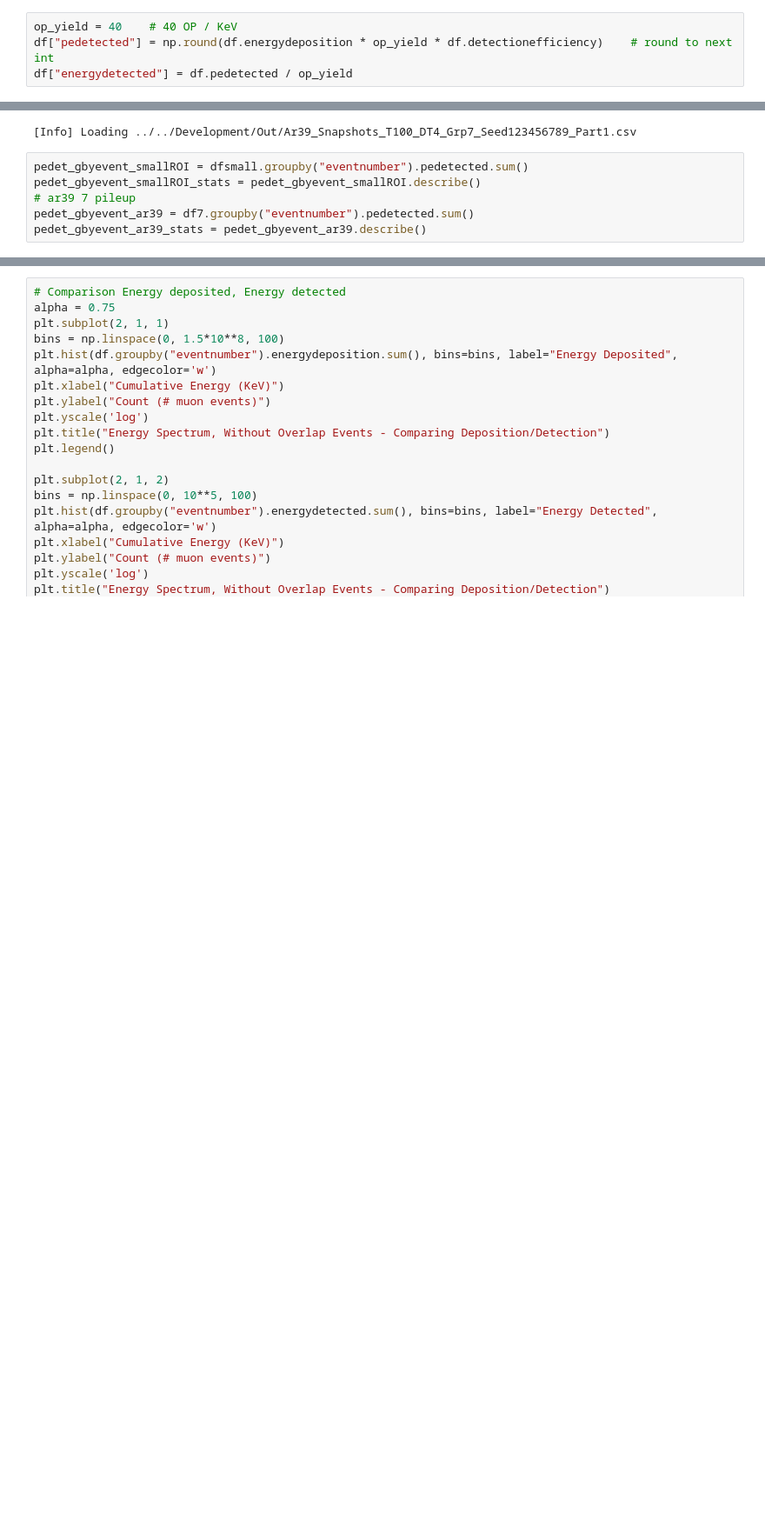
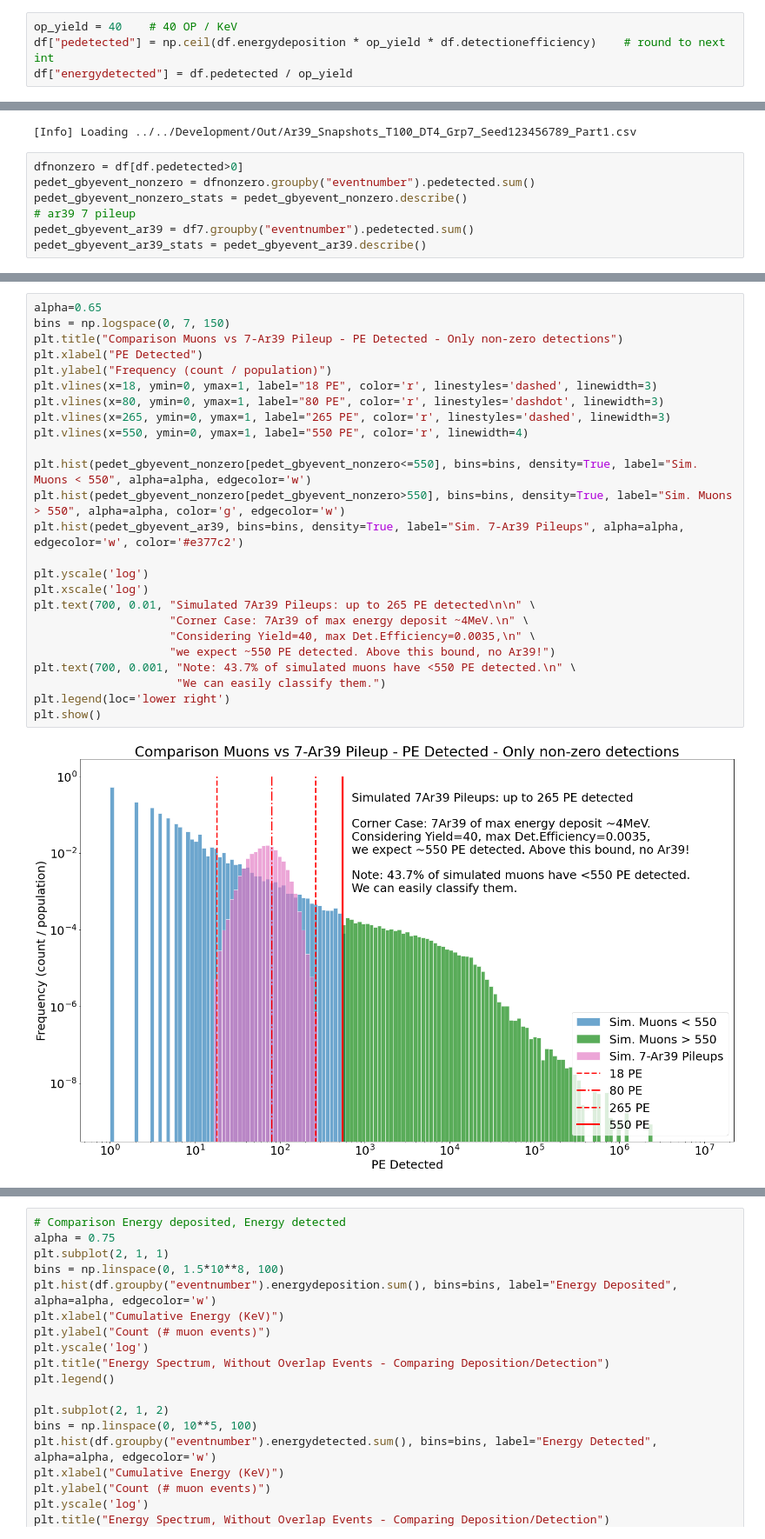
Before and after one commit to luigiberducci/ML4NP, a Jupyter notebook: Notebooks/AnalysisMuonsInROI/analsysis_muonenergy_with_newdata.ipynb, the cells around one changed output, grey strips where cells are left out. Shown at 87% size. Saved outputs shown, nothing was run; the diff lists cells and outputs as text; blank space fills up the shorter version.

```diff
--- a/Notebooks/AnalysisMuonsInROI/analsysis_muonenergy_with_newdata.ipynb
+++ b/Notebooks/AnalysisMuonsInROI/analsysis_muonenergy_with_newdata.ipynb
@@ -29,7 +29,7 @@ df = load_dataframe_from_files(dirin, filepref)
 [Info] Loading /c_drive/Development/ML4NP/Data/MuonsROI/roi_RndSeed123456789_part1_part7.csv
 # %%
 op_yield = 40    # 40 OP / KeV
-df["pedetected"] = np.round(df.energydeposition * op_yield * df.detectionefficiency)    # round to next int
+df["pedetected"] = np.ceil(df.energydeposition * op_yield * df.detectionefficiency)    # round to next int
 df["energydetected"] = df.pedetected / op_yield
 # %%
 dfsmall = df[(df.x>=-500) & (df.x<=500)]
@@ -76,8 +76,9 @@ df7 = load_dataframe_from_files(dirin, prefix_7Ar39_files)
 # %% [output]
 [Info] Loading ../../Development/Out/Ar39_Snapshots_T100_DT4_Grp7_Seed123456789_Part1.csv
 # %%
-pedet_gbyevent_smallROI = dfsmall.groupby("eventnumber").pedetected.sum()
-pedet_gbyevent_smallROI_stats = pedet_gbyevent_smallROI.describe()
+dfnonzero = df[df.pedetected>0]
+pedet_gbyevent_nonzero = dfnonzero.groupby("eventnumber").pedetected.sum()
+pedet_gbyevent_nonzero_stats = pedet_gbyevent_nonzero.describe()
 # ar39 7 pileup
 pedet_gbyevent_ar39 = df7.groupby("eventnumber").pedetected.sum()
 pedet_gbyevent_ar39_stats = pedet_gbyevent_ar39.describe()
@@ -105,0 +88,27 @@ dfnonzero = df[df.energydeposition>0]
+# %%
+alpha=0.65
+bins = np.logspace(0, 7, 150)
+plt.title("Comparison Muons vs 7-Ar39 Pileup - PE Detected - Only non-zero detections")
+plt.xlabel("PE Detected")
+plt.ylabel("Frequency (count / population)")
+plt.vlines(x=18, ymin=0, ymax=1, label="18 PE", color='r', linestyles='dashed', linewidth=3)
+plt.vlines(x=80, ymin=0, ymax=1, label="80 PE", color='r', linestyles='dashdot', linewidth=3)
+plt.vlines(x=265, ymin=0, ymax=1, label="265 PE", color='r', linestyles='dashed', linewidth=3)
+plt.vlines(x=550, ymin=0, ymax=1, label="550 PE", color='r', linewidth=4)
+
+plt.hist(pedet_gbyevent_nonzero[pedet_gbyevent_nonzero<=550], bins=bins, density=True, label="Sim. Muons < 550", alpha=alpha, edgecolor='w')
+plt.hist(pedet_gbyevent_nonzero[pedet_gbyevent_nonzero>550], bins=bins, density=True, label="Sim. Muons > 550", alpha=alpha, color='g', edgecolor='w')
+plt.hist(pedet_gbyevent_ar39, bins=bins, density=True, label="Sim. 7-Ar39 Pileups", alpha=alpha, edgecolor='w', color='#e377c2')
+
+plt.yscale('log')
+plt.xscale('log')
+plt.text(700, 0.01, "Simulated 7Ar39 Pileups: up to 265 PE detected\n\n" \
+                    "Corner Case: 7Ar39 of max energy deposit ~4MeV.\n" \
+                    "Considering Yield=40, max Det.Efficiency=0.0035,\n" \
+                    "we expect ~550 PE detected. Above this bound, no Ar39!")
+plt.text(700, 0.001, "Note: 43.7% of simulated muons have <550 PE detected.\n" \
+                     "We can easily classify them.")
+plt.legend(loc='lower right')
+plt.show()
+# %% [output]
+[figure, added]
```
Also changed, not shown: parts of 7 cells of this notebook, 7 other files.
